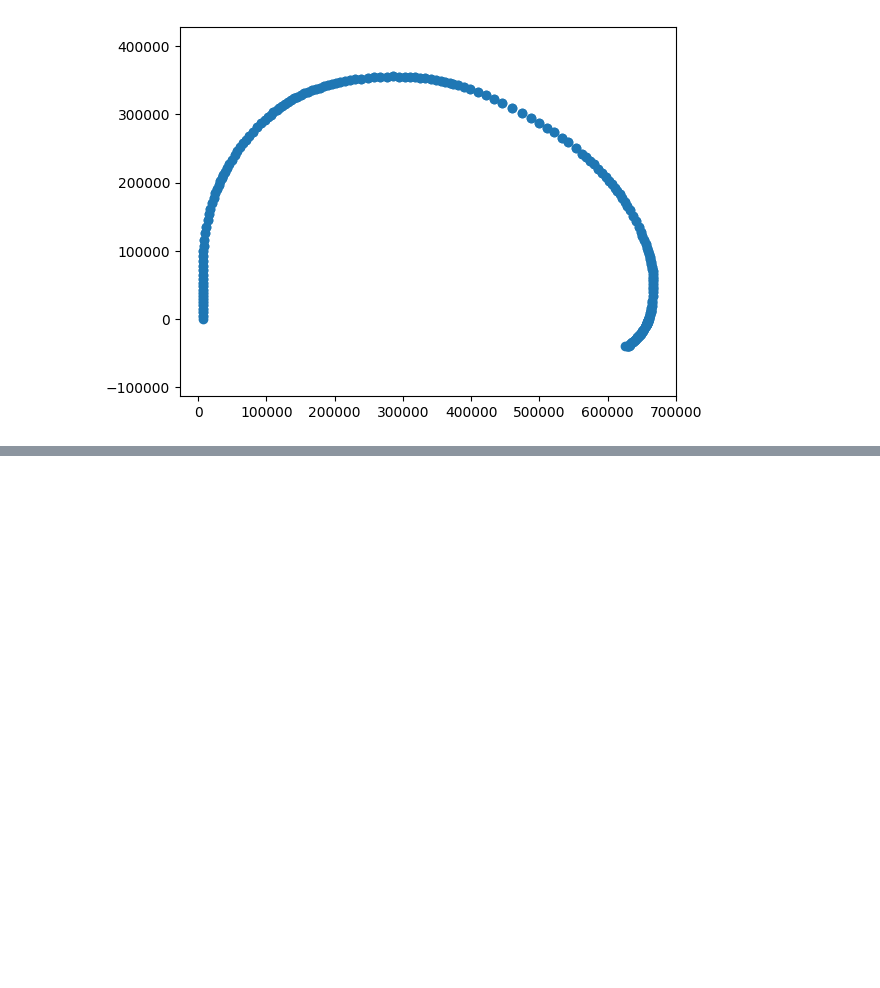
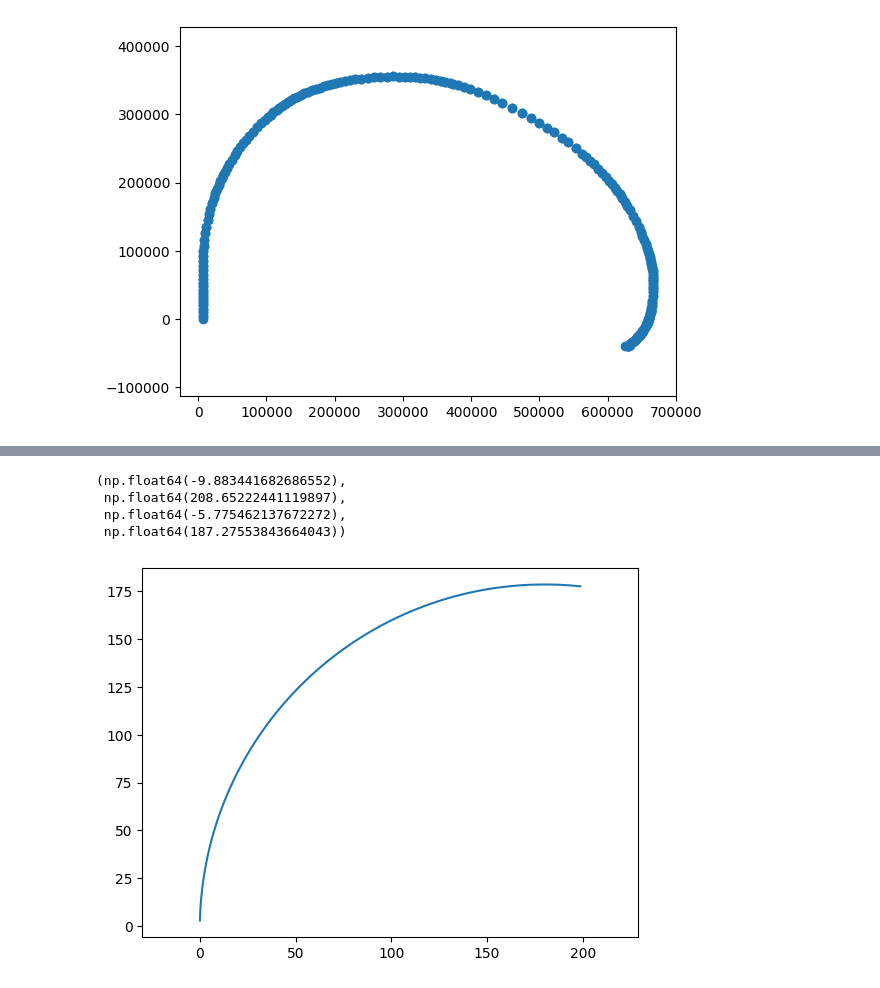
Before and after one commit to Andrudewt/perspective, a Jupyter notebook: proc_1.ipynb, the cells around one changed output, grey strips where cells are left out. Drawn from its saved outputs; the diff is of its cells as text; code cells hidden in the pictures; blank space fills up the shorter version.

```diff
--- a/proc_1.ipynb
+++ b/proc_1.ipynb
@@ -677,0 +690,23 @@ for i, (m_f, c) in enumerate(zip(msk_fs[0:30], coord[0:30])):  # 0:-1 0:2 13:14
+# %%
+import numpy as np
+from matplotlib import pyplot as plt
+
+a = np.zeros(100, np.float64)
+a[...] = 0.05
+
+a = np.cumsum(a)
+
+dx = 3.0 * np.sin(a/3.0)
+dy = 3.0 * np.cos(a/3.0)
+
+x = np.cumsum(dx)
+y = np.cumsum(dy)
+
+plt.plot(x, y)
+plt.axis('equal')
+# %% [output]
+(np.float64(-9.883441682686552),
+ np.float64(208.65222441119897),
+ np.float64(-5.775462137672272),
+ np.float64(187.27553843664043))
+[figure, added]
```
Also changed, not shown: parts of 6 cells of this notebook.
